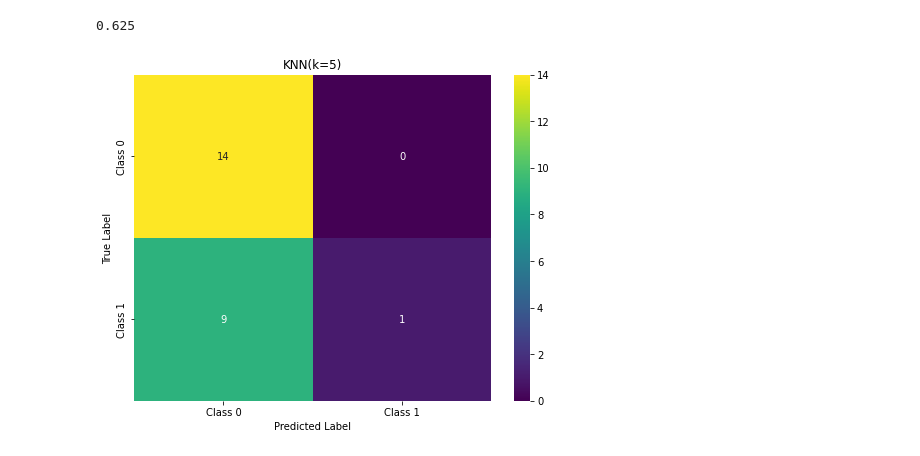
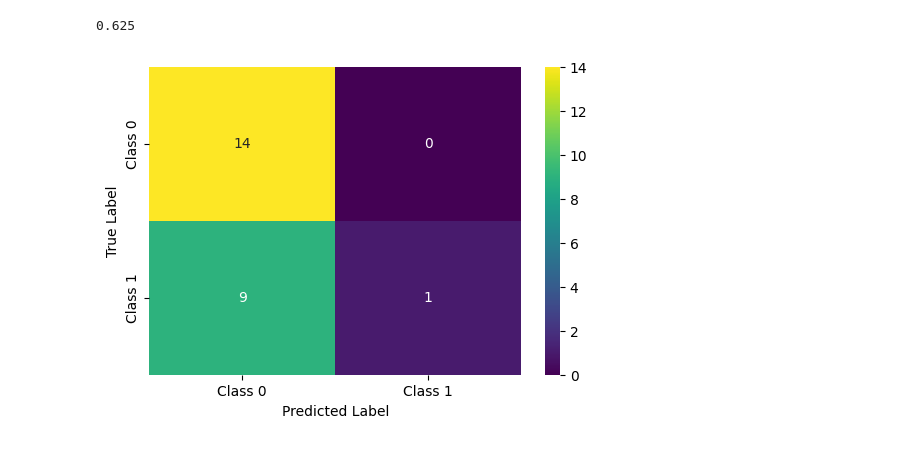
Before and after one commit to Brijesh-sharma-jangid/College, a Jupyter notebook: College/CV.ipynb, the cells around one changed output. Drawn from its saved outputs; the diff is of its cells as text; code cells hidden in the pictures.

```diff
--- a/College/CV.ipynb
+++ b/College/CV.ipynb
@@ -157,7 +201,7 @@ df_test.shape
 # %% [output]
 (24, 6)
 # %%
-test = scaler.fit_transform(df_test.iloc[:,:5])
+test = scaler.transform(df_test.iloc[:,:5])
 # %%
 y_hat_test = knn.predict(test)
 # %%
@@ -168,13 +212,12 @@ acc
 0.625
 # %%
 cm = confusion_matrix(df_test.iloc[:,-1], y_hat_test)
-plt.figure(figsize=(8, 6))
+plt.figure(figsize=(6, 4))
 sns.heatmap(cm, annot=True, cmap='viridis',
             xticklabels=['Class 0', 'Class 1'],
             yticklabels=['Class 0', 'Class 1'])
-plt.title('KNN(k=5)')
 plt.ylabel('True Label')
 plt.xlabel('Predicted Label')
 plt.show()
 # %% [output]
-[figure, old version]
+[figure, new version]
```
Also changed, not shown: parts of 16 cells of this notebook, 11 other files.
